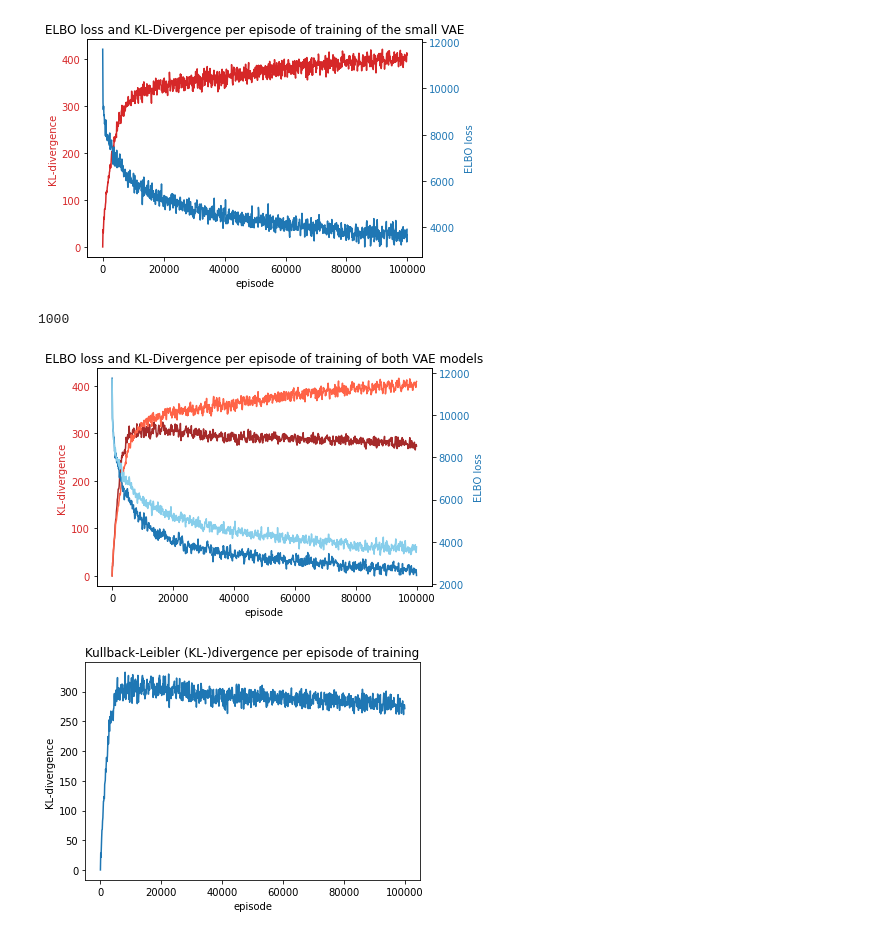
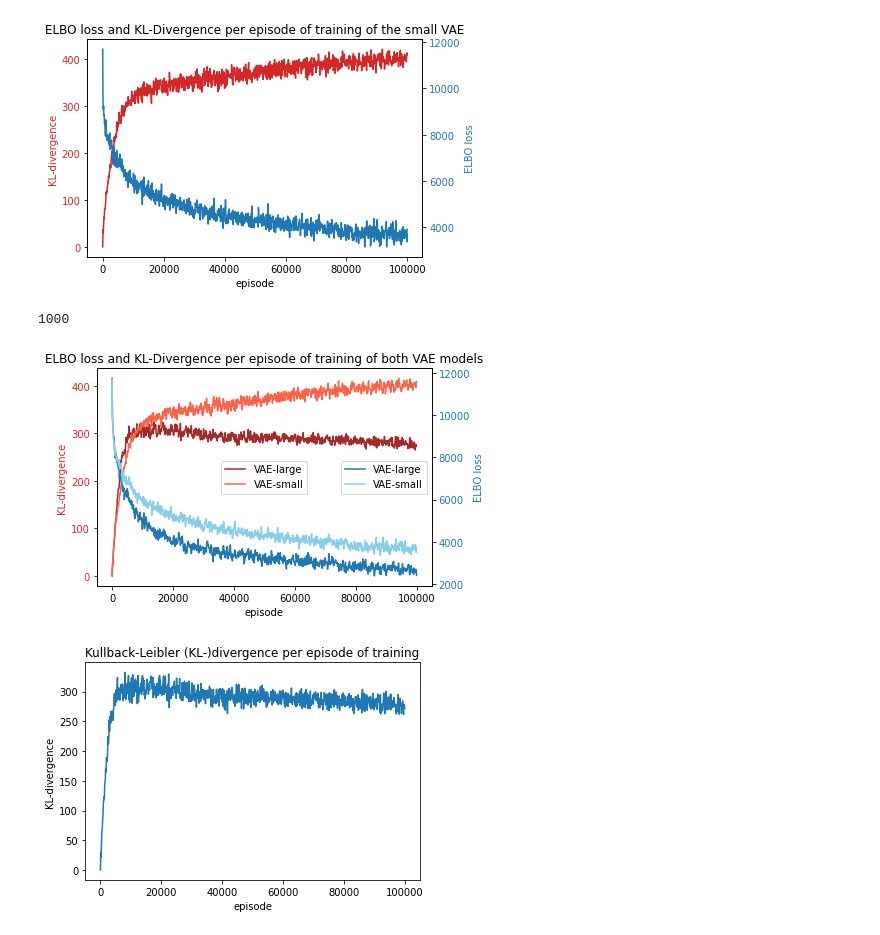
Before and after one commit to JanSchering/natural_computing, a Jupyter notebook: final/vae/presentation_vis.ipynb, the cells around one changed output. Cells and saved outputs as stored; diff of their text form; code cells hidden in the pictures.

Commit message:
Added legend to elbo kl plot

```diff
--- a/final/vae/presentation_vis.ipynb
+++ b/final/vae/presentation_vis.ipynb
@@ -82,39 +82,40 @@ elbo_train_small = np.genfromtxt(join(vae_small_dir_data, "train", "total-loss.c
 kl_train_small = np.genfromtxt(join(vae_small_dir_data, "train", "kl-loss.csv"), skip_header=1, delimiter=",")
 
 elbo_train_vals = pd.DataFrame({"data": elbo_train[:,2]})
 kl_train_vals = pd.DataFrame({"data": kl_train[:,2]})
 elbo_train_small_vals = pd.DataFrame({"data": elbo_train_small[:,2]})
 kl_train_small_vals = pd.DataFrame({"data": kl_train_small[:,2]})
 
 ema = elbo_train_vals.ewm(com=0.6).mean()
 print(len(ema))
 ema2 = kl_train_vals.ewm(com=0.6).mean()
 ema3 = elbo_train_small_vals.ewm(com=0.6).mean()
 ema4 = kl_train_small_vals.ewm(com=0.6).mean()
 
 fig, ax1 = plt.subplots()
 color = 'tab:red'
 # ax1.plot(kl_train[:,1], kl_train[:,2], color=color)
-ax1.plot(kl_train[:,1], ema2, color="brown")
-ax1.plot(kl_train_small[:,1], ema4, color="tomato")
+ax1.plot(kl_train[:,1], ema2, color="brown", label="VAE-large")
+ax1.plot(kl_train_small[:,1], ema4, color="tomato", label="VAE-small")
 ax1.set_ylabel("KL-divergence", color=color)
 ax1.set_xlabel("episode")
 ax1.tick_params(axis='y', labelcolor=color)
+ax1.legend(loc="center")
 
 ax2 = ax1.twinx()
 color = 'tab:blue'
 ax2.set_ylabel("ELBO loss", color=color)
-ax2.plot(elbo_train[:,1], ema, color=color)
-ax2.plot(elbo_train_small[:,1], ema3, color="skyblue")
+ax2.plot(elbo_train[:,1], ema, color=color, label="VAE-large")
+ax2.plot(elbo_train_small[:,1], ema3, color="skyblue", label="VAE-small")
 ax2.tick_params(axis='y', labelcolor=color)
-
+ax2.legend(loc="center right")
 
 ax1.set_title("ELBO loss and KL-Divergence per episode of training of both VAE models")
 plt.savefig(join(vae_small_dir_img, "elbo_kl_plot.png"))
 plt.show()
 # %% [output]
 1000
-[figure, old version]
+[figure, new version]
 # %%
 # Plot KL-Divergence over training
 kl_train = np.genfromtxt(join(vae_data_dir, "train", "kl-loss.csv"), skip_header=1, delimiter=",")
```
Also changed, not shown: parts of 1 cell of this notebook.
